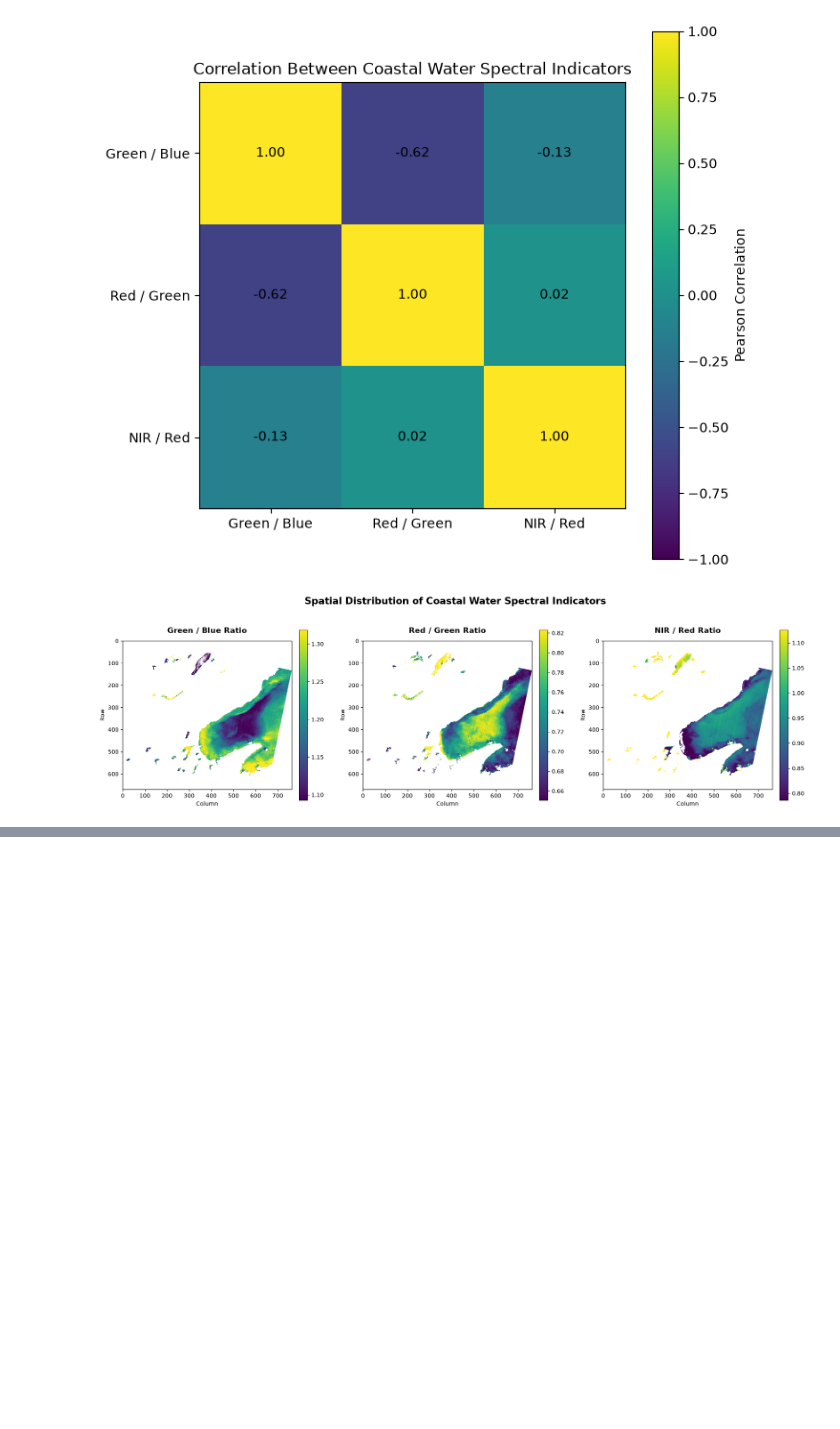
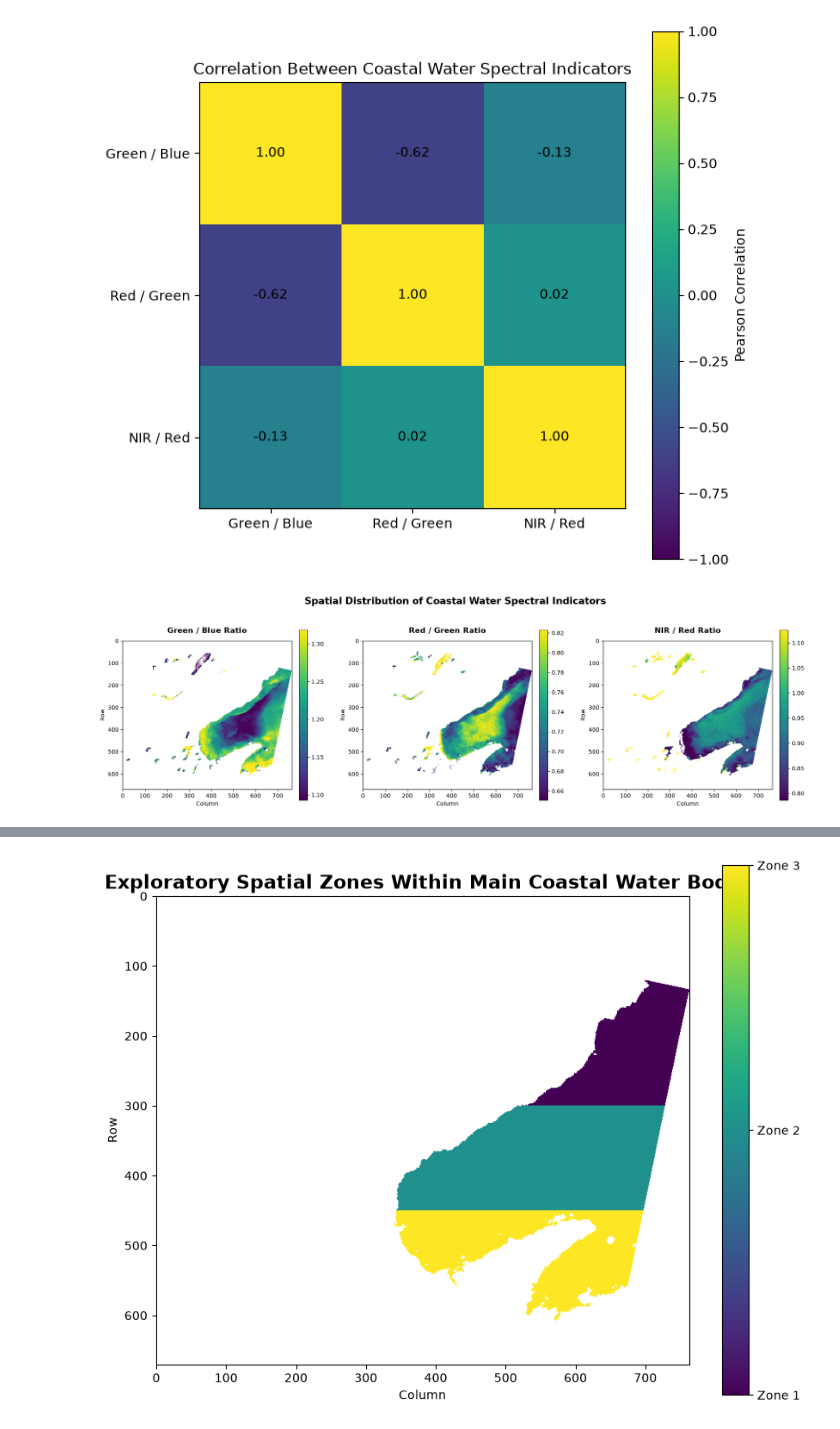
Before and after one commit to Keerthivasan2899/Geospectra-AI-belize-water-quality, a Jupyter notebook: notebooks/05_Coastal_Water_Quality__Feature_Mapping.ipynb, the cells around one changed output, grey strips where cells are left out. Drawn from its saved outputs; the diff is of its cells as text; code cells hidden in the pictures; blank space fills up the shorter version.

```diff
--- a/notebooks/05_Coastal_Water_Quality__Feature_Mapping.ipynb
+++ b/notebooks/05_Coastal_Water_Quality__Feature_Mapping.ipynb
@@ -487,0 +639,37 @@ plt.show()
+# %%
+#23_Visualize exploratory zones
+
+fig, ax = plt.subplots(figsize=(10, 8))
+
+zone_display = np.ma.masked_where(
+    zones == 0,
+    zones
+)
+
+im = ax.imshow(
+    zone_display,
+    cmap="viridis",
+    vmin=1,
+    vmax=3
+)
+
+ax.set_title(
+    "Exploratory Spatial Zones Within Main Coastal Water Body",
+    fontsize=16,
+    fontweight="bold"
+)
+
+ax.set_xlabel("Column")
+ax.set_ylabel("Row")
+
+cbar = plt.colorbar(im, ax=ax)
+cbar.set_ticks([1, 2, 3])
+cbar.set_ticklabels([
+    "Zone 1",
+    "Zone 2",
+    "Zone 3"
+])
+
+plt.show()
+# %% [output]
+[figure, added]
```
Also changed, not shown: parts of 9 cells of this notebook.
